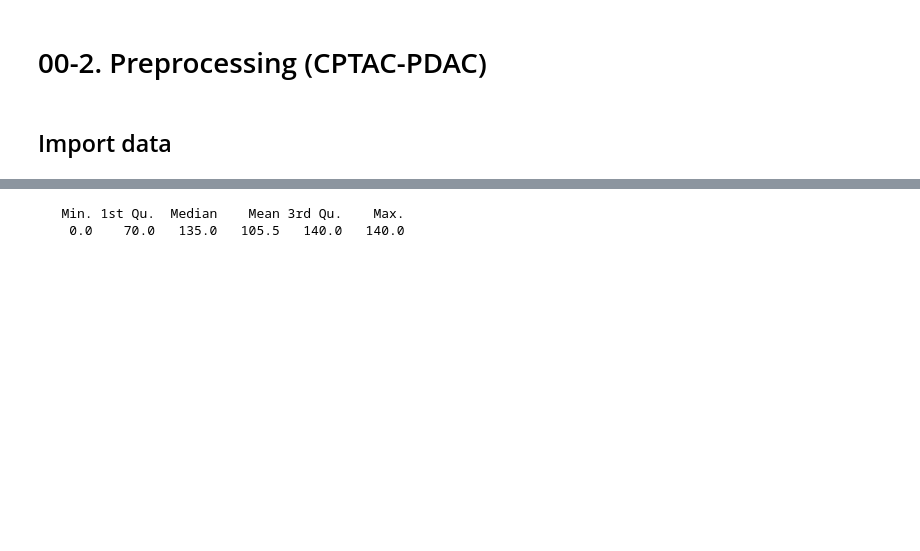
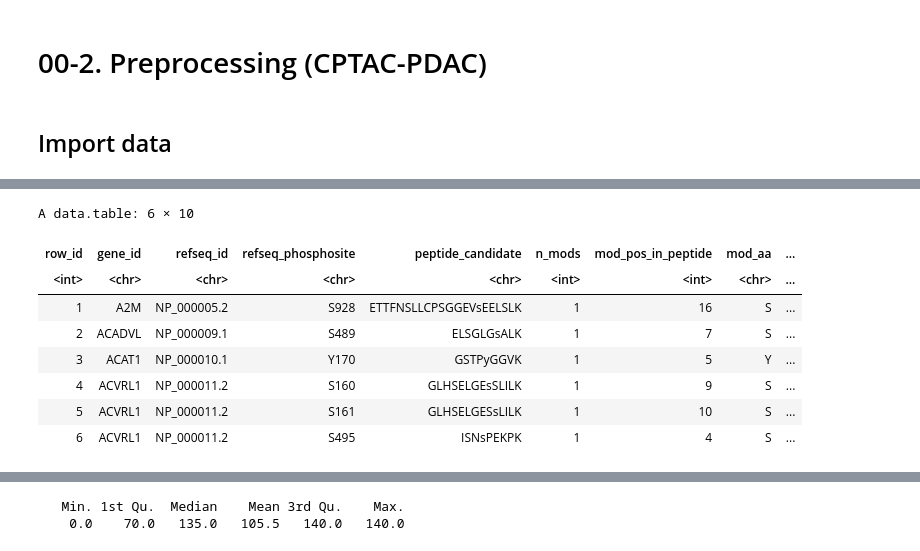
Before and after one commit to yknkns/signalfibration, a Jupyter notebook: docs/00-2_cptac-pdac_data_acquisition.ipynb, the cells around one changed output, grey strips where cells are left out. Drawn from its saved outputs; the diff is of its cells as text; code cells hidden in the pictures; blank space fills up the shorter version.

```diff
--- a/docs/00-2_cptac-pdac_data_acquisition.ipynb
+++ b/docs/00-2_cptac-pdac_data_acquisition.ipynb
@@ -107,0 +109,38 @@ A data.table: 6 × 9
+# %%
+phospho_pep[
+  ,
+  mod_pos_in_peptide := regexpr("[sty]", peptide_candidate)
+]
+
+phospho_pep[
+  ,
+  mod_aa := toupper(
+    substr(
+      peptide_candidate,
+      mod_pos_in_peptide,
+      mod_pos_in_peptide
+    )
+  )
+]
+
+phospho_pep[
+  ,
+  peptide_sequence := toupper(peptide_candidate)
+]
+
+phospho_pep[
+  ,
+  modified_peptide_sequence := peptide_candidate
+]
+
+head(phospho_pep)
+# %% [output]
+A data.table: 6 × 10
+| row_id | gene_id | refseq_id | refseq_phosphosite | peptide_candidate | n_mods | mod_pos_in_peptide | mod_aa | ... |
+| <int> | <chr> | <chr> | <chr> | <chr> | <int> | <int> | <chr> | ... |
+| 1 | A2M | NP_000005.2 | S928 | ETTFNSLLCPSGGEVsEELSLK | 1 | 16 | S | ... |
+| 2 | ACADVL | NP_000009.1 | S489 | ELSGLGsALK | 1 | 7 | S | ... |
+| 3 | ACAT1 | NP_000010.1 | Y170 | GSTPyGGVK | 1 | 5 | Y | ... |
+| 4 | ACVRL1 | NP_000011.2 | S160 | GLHSELGEsSLILK | 1 | 9 | S | ... |
+| 5 | ACVRL1 | NP_000011.2 | S161 | GLHSELGESsLILK | 1 | 10 | S | ... |
+| 6 | ACVRL1 | NP_000011.2 | S495 | ISNsPEKPK | 1 | 4 | S | ... |
```
Also changed, not shown: parts of 14 cells of this notebook.
